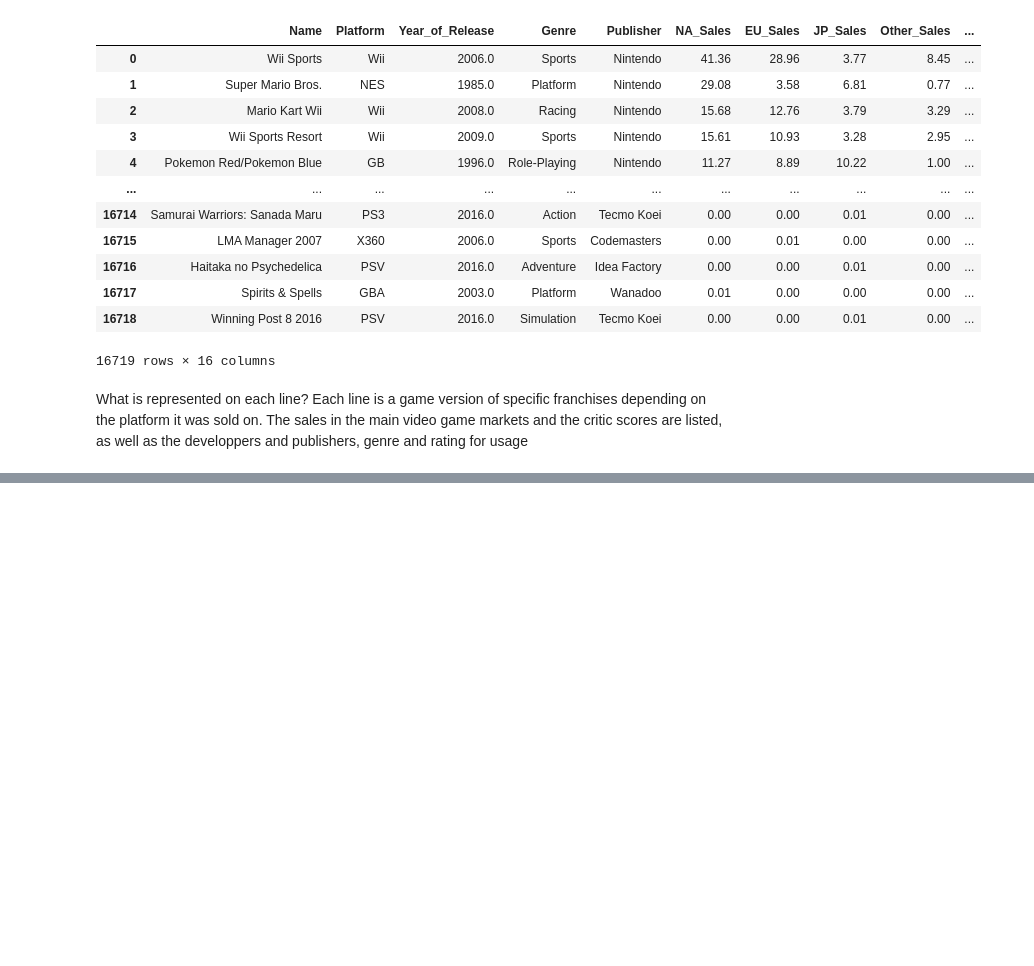
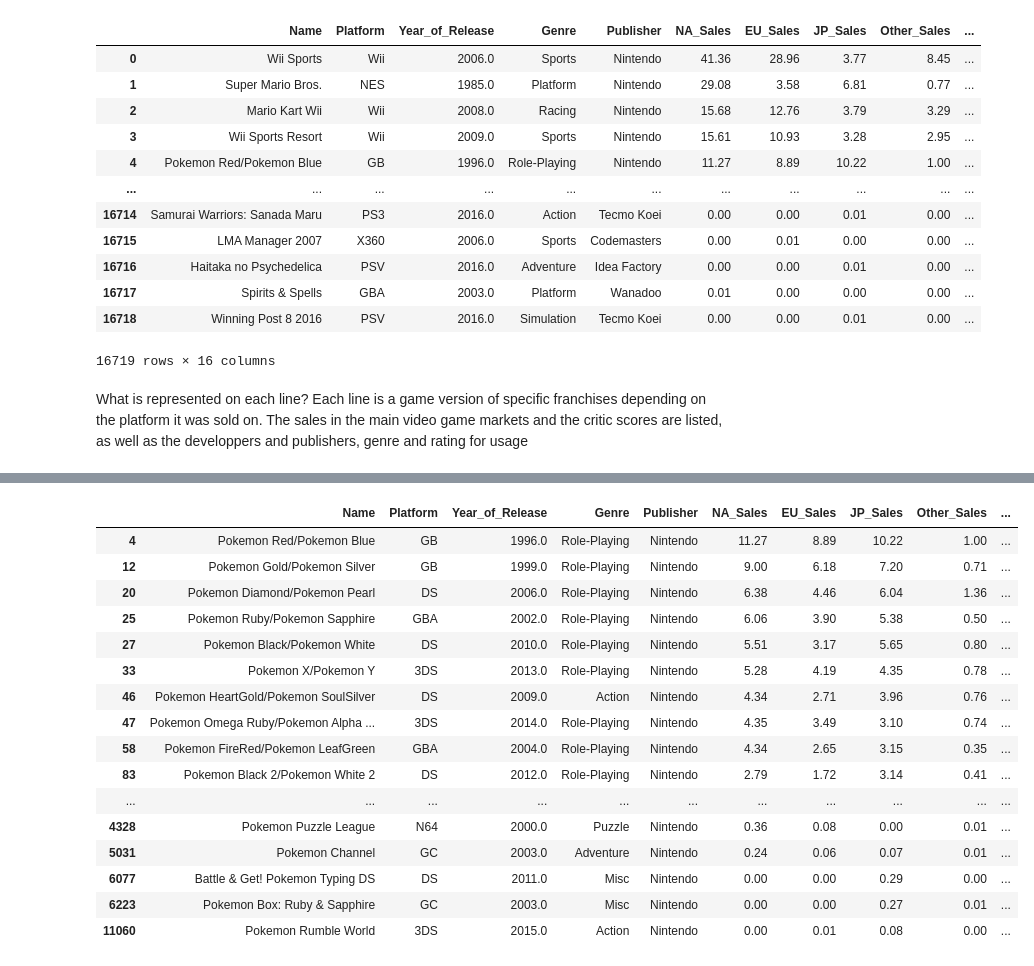
Before and after one commit to JamesWillems/dataset_video_game, a Jupyter notebook: video_game.ipynb, the cells around one changed output, grey strips where cells are left out. Cells and saved outputs as stored; diff of their text form; code cells hidden in the pictures; blank space fills up the shorter version.

```diff
--- a/video_game.ipynb
+++ b/video_game.ipynb
@@ -64,0 +94,22 @@ Name: count, dtype: int64
+# %%
+# Jeu Pokémon le plus vendu
+pokemon_games = videogame_df[videogame_df['Name'].str.contains('pokemon', case=False, na=False)]
+pokemon_games.sort_values('Global_Sales',ascending=False)
+# %% [output]
+|  | Name | Platform | Year_of_Release | Genre | Publisher | NA_Sales | EU_Sales | JP_Sales | Other_Sales | ... |
+| 4 | Pokemon Red/Pokemon Blue | GB | 1996.0 | Role-Playing | Nintendo | 11.27 | 8.89 | 10.22 | 1.00 | ... |
+| 12 | Pokemon Gold/Pokemon Silver | GB | 1999.0 | Role-Playing | Nintendo | 9.00 | 6.18 | 7.20 | 0.71 | ... |
+| 20 | Pokemon Diamond/Pokemon Pearl | DS | 2006.0 | Role-Playing | Nintendo | 6.38 | 4.46 | 6.04 | 1.36 | ... |
+| 25 | Pokemon Ruby/Pokemon Sapphire | GBA | 2002.0 | Role-Playing | Nintendo | 6.06 | 3.90 | 5.38 | 0.50 | ... |
+| 27 | Pokemon Black/Pokemon White | DS | 2010.0 | Role-Playing | Nintendo | 5.51 | 3.17 | 5.65 | 0.80 | ... |
+| 33 | Pokemon X/Pokemon Y | 3DS | 2013.0 | Role-Playing | Nintendo | 5.28 | 4.19 | 4.35 | 0.78 | ... |
+| 46 | Pokemon HeartGold/Pokemon SoulSilver | DS | 2009.0 | Action | Nintendo | 4.34 | 2.71 | 3.96 | 0.76 | ... |
+| 47 | Pokemon Omega Ruby/Pokemon Alpha ... | 3DS | 2014.0 | Role-Playing | Nintendo | 4.35 | 3.49 | 3.10 | 0.74 | ... |
+| 58 | Pokemon FireRed/Pokemon LeafGreen | GBA | 2004.0 | Role-Playing | Nintendo | 4.34 | 2.65 | 3.15 | 0.35 | ... |
+| 83 | Pokemon Black 2/Pokemon White 2 | DS | 2012.0 | Role-Playing | Nintendo | 2.79 | 1.72 | 3.14 | 0.41 | ... |
+| ... | ... | ... | ... | ... | ... | ... | ... | ... | ... | ... |
+| 4328 | Pokemon Puzzle League | N64 | 2000.0 | Puzzle | Nintendo | 0.36 | 0.08 | 0.00 | 0.01 | ... |
+| 5031 | Pokemon Channel | GC | 2003.0 | Adventure | Nintendo | 0.24 | 0.06 | 0.07 | 0.01 | ... |
+| 6077 | Battle & Get! Pokemon Typing DS | DS | 2011.0 | Misc | Nintendo | 0.00 | 0.00 | 0.29 | 0.00 | ... |
+| 6223 | Pokemon Box: Ruby & Sapphire | GC | 2003.0 | Misc | Nintendo | 0.00 | 0.00 | 0.27 | 0.01 | ... |
+| 11060 | Pokemon Rumble World | 3DS | 2015.0 | Action | Nintendo | 0.00 | 0.01 | 0.08 | 0.00 | ... |
```
Also changed, not shown: parts of 7 cells of this notebook.
